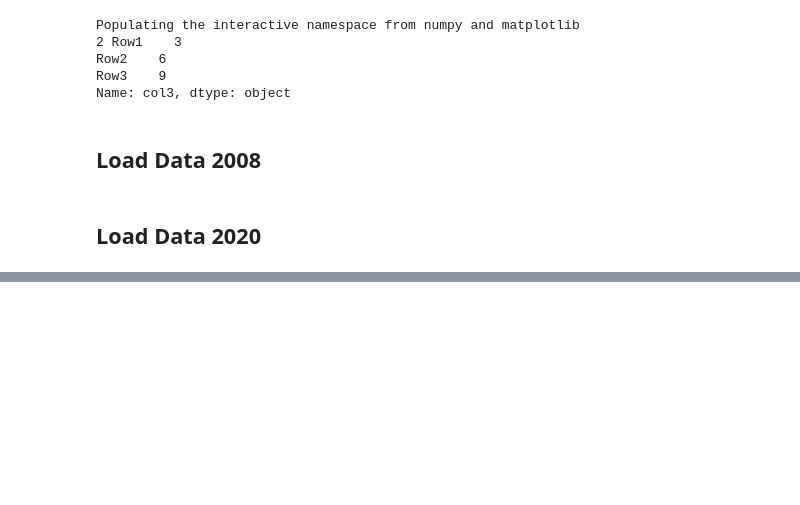
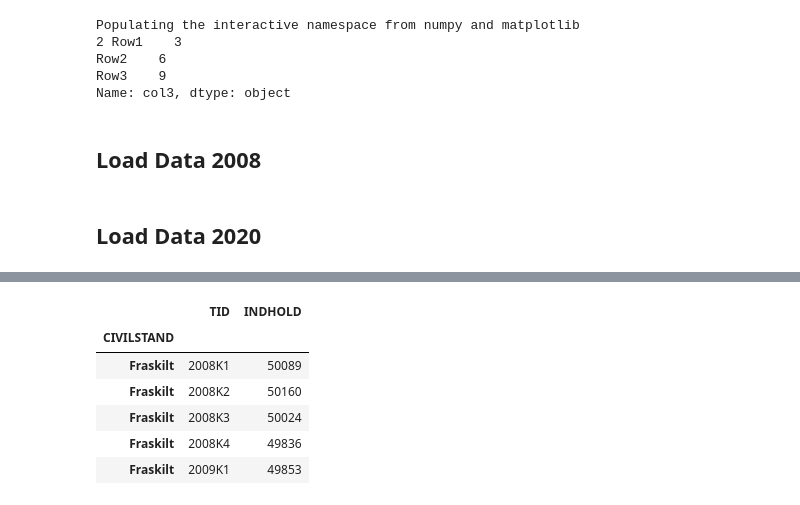
Before and after one commit to Peter-Rambeck/python_week_handin, a Jupyter notebook: Week_5.ipynb, the cells around one changed output, grey strips where cells are left out. Cells and saved outputs as stored; diff of their text form; code cells hidden in the pictures; blank space fills up the shorter version.

```diff
--- a/Week_5.ipynb
+++ b/Week_5.ipynb
@@ -103,0 +145,4 @@ Populating the interactive namespace from numpy and matplotlib
+# %%
+df2008_2020 = pd.read_csv('https://api.statbank.dk/v1/data/FOLK1A/CSV?delimiter=Semicolon&OMR%C3%85DE=101&K%C3%98N=TOT&ALDER=IALT&CIVILSTAND=F%2CE%2CG%2CU&Tid=*', sep=';')
+df2008_2020.head()
+print(df2008_2020)
@@ -103,0 +176,13 @@ Populating the interactive namespace from numpy and matplotlib
+# %%
+df2008_2020_slice = df2008_2020.iloc[:,3:]
+indexed = df2008_2020_slice.set_index('CIVILSTAND')
+indexed.head()
+#time = list(indexed['TID'])
+# %% [output]
+|  | TID | INDHOLD |
+| CIVILSTAND |  |  |
+| Fraskilt | 2008K1 | 50089 |
+| Fraskilt | 2008K2 | 50160 |
+| Fraskilt | 2008K3 | 50024 |
+| Fraskilt | 2008K4 | 49836 |
+| Fraskilt | 2009K1 | 49853 |
```
Also changed, not shown: parts of 10 cells of this notebook.
